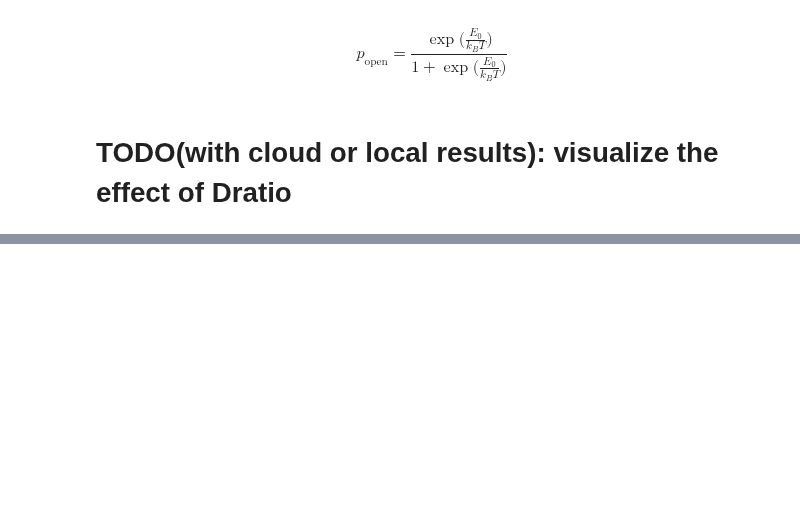
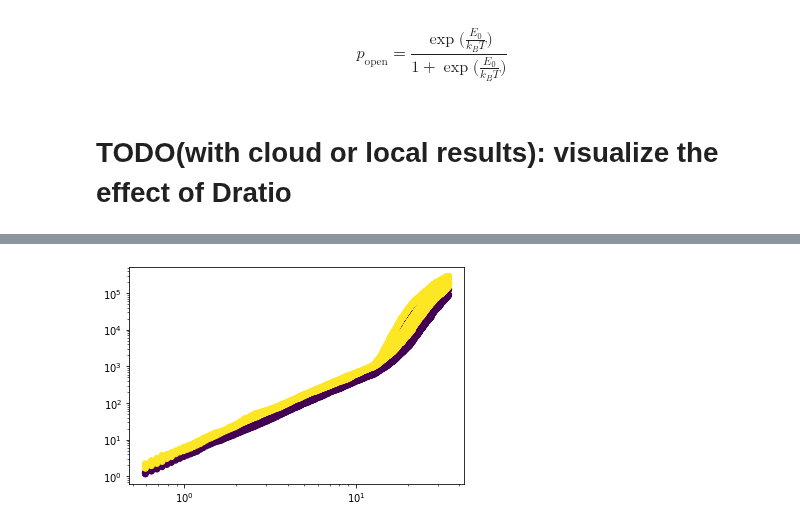
Before and after one commit to timtyree/bgmc, a Jupyter notebook: python/dev data parsing.ipynb, the cells around one changed output, grey strips where cells are left out. Cells and saved outputs as stored; diff of their text form; code cells hidden in the pictures; blank space fills up the shorter version.

```diff
--- a/python/dev data parsing.ipynb
+++ b/python/dev data parsing.ipynb
@@ -1041,0 +1044,4 @@ $$
+# %%
+data_dir="/home/timothytyree/Documents/GitHub/bgmc/python/data/local_results/lrun_1_to_2.csv"
+df=pd.read_csv(data_dir)
+df.head()
@@ -1041,0 +1055,19 @@ $$
+# %%
+#derived values
+df['Dt_over_dt']=df.Dt/df.dt
+# df['CollRate']=1./df['CollTime']
+df['A']=df['L']**2
+df['q']=df['N']/df['A'] #number of tips per square centimeter
+df['w']=df['CollRate']/df['A'] #[mHz?]/cm^2
+
+df=df[df.niter==250].copy()
+#extract column values
+r_values=np.array(sorted(set(df.r.values)))#cm
+D_values=np.array(sorted(set(df.D.values)))#cm^2/s
+L_values=np.array(sorted(set(df.L.values)))#cm
+A_values=L_values**2#cm^2
+kappa_values=np.array(sorted(set(df.kappa.values)))#1/s
+Dt_over_dt_values=np.array(sorted(set(df.Dt_over_dt.values)))#1/s
+Dratio_values=np.array(sorted(set(df.Dratio.values)))
+energy_gap_values=np.array(sorted(set(df.energy_gap.values)))
+temperature_energy_values=np.array(sorted(set(df.temperature_energy.values)))
@@ -1041,0 +1114,14 @@ $$
+# %%
+x_values=df.q.values
+y_values=df.w.values
+c_values=df.kappa
+
+fontsize=22
+plt.scatter(x_values,y_values,c=c_values)
+# plt.xlabel('N',fontsize=fontsize)
+# plt.ylabel('Collision Rate',fontsize=fontsize)
+plt.xscale('log')
+plt.yscale('log')
+plt.show()
+# %% [output]
+[figure, added]
```
Also changed, not shown: parts of 14 cells of this notebook, 7 other files.
